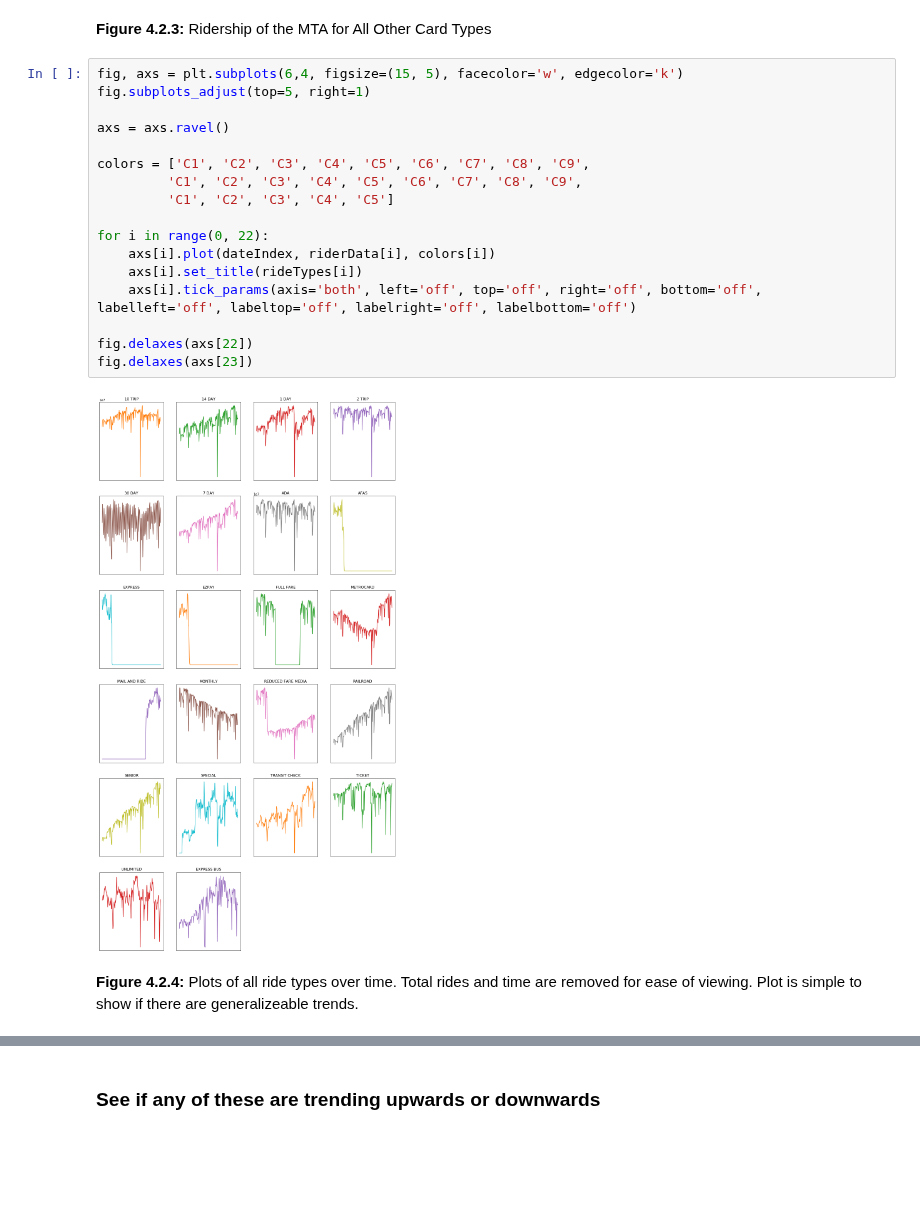
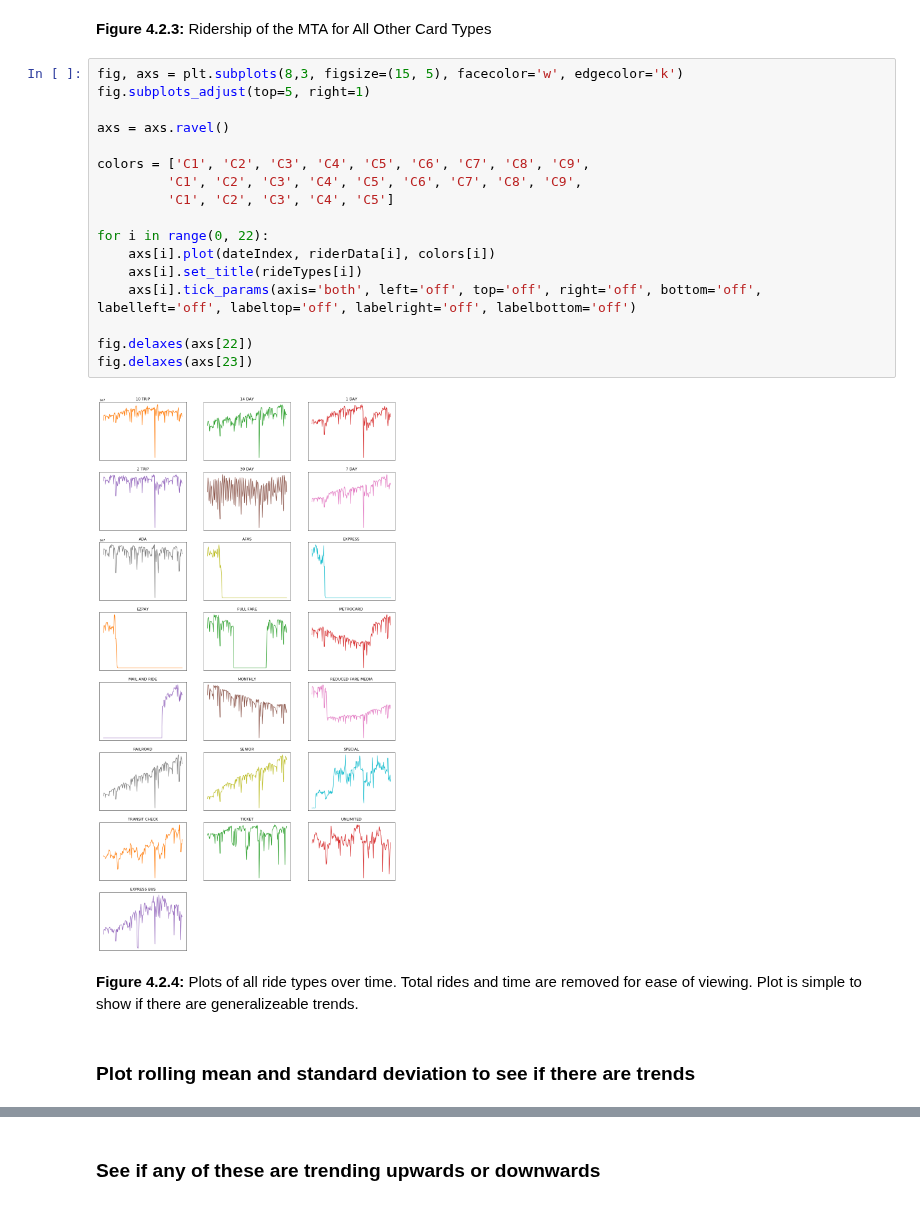
Before and after one commit to seanandrewchen/PUI2017_sac820, a Jupyter notebook: HW10_sac820/HW10_sac820.ipynb, the cells around one changed output, grey strips where cells are left out. Cells and saved outputs as stored; diff of their text form; blank space fills up the shorter version.

```diff
--- a/HW10_sac820/HW10_sac820.ipynb
+++ b/HW10_sac820/HW10_sac820.ipynb
@@ -288,23 +308,25 @@ plt.show;
 # %% [markdown]
 **Figure 4.2.3:** Ridership of the MTA for All Other Card Types
 # %%
-fig, axs = plt.subplots(6,4, figsize=(15, 5), facecolor='w', edgecolor='k')
+fig, axs = plt.subplots(8,3, figsize=(15, 5), facecolor='w', edgecolor='k')
 fig.subplots_adjust(top=5, right=1)
 
 axs = axs.ravel()
 
 colors = ['C1', 'C2', 'C3', 'C4', 'C5', 'C6', 'C7', 'C8', 'C9',
          'C1', 'C2', 'C3', 'C4', 'C5', 'C6', 'C7', 'C8', 'C9',
          'C1', 'C2', 'C3', 'C4', 'C5']
 
 for i in range(0, 22):
     axs[i].plot(dateIndex, riderData[i], colors[i])
     axs[i].set_title(rideTypes[i])
     axs[i].tick_params(axis='both', left='off', top='off', right='off', bottom='off', labelleft='off', labeltop='off', labelright='off', labelbottom='off')
 
 fig.delaxes(axs[22])
 fig.delaxes(axs[23])
 # %% [output]
-[figure, old version]
+[figure, new version]
 # %% [markdown]
 **Figure 4.2.4:** Plots of all ride types over time. Total rides and time are removed for ease of viewing. Plot is simple to show if there are generalizeable trends.
+# %% [markdown]
+### Plot rolling mean and standard deviation to see if there are trends
```
Also changed, not shown: parts of 20 cells of this notebook.
